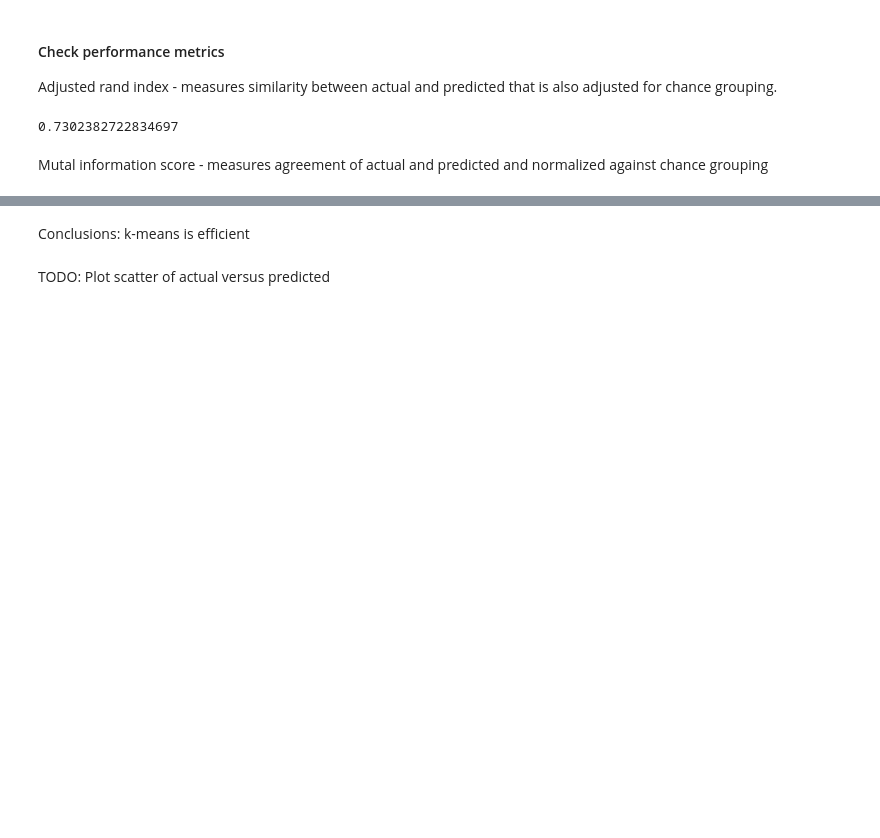
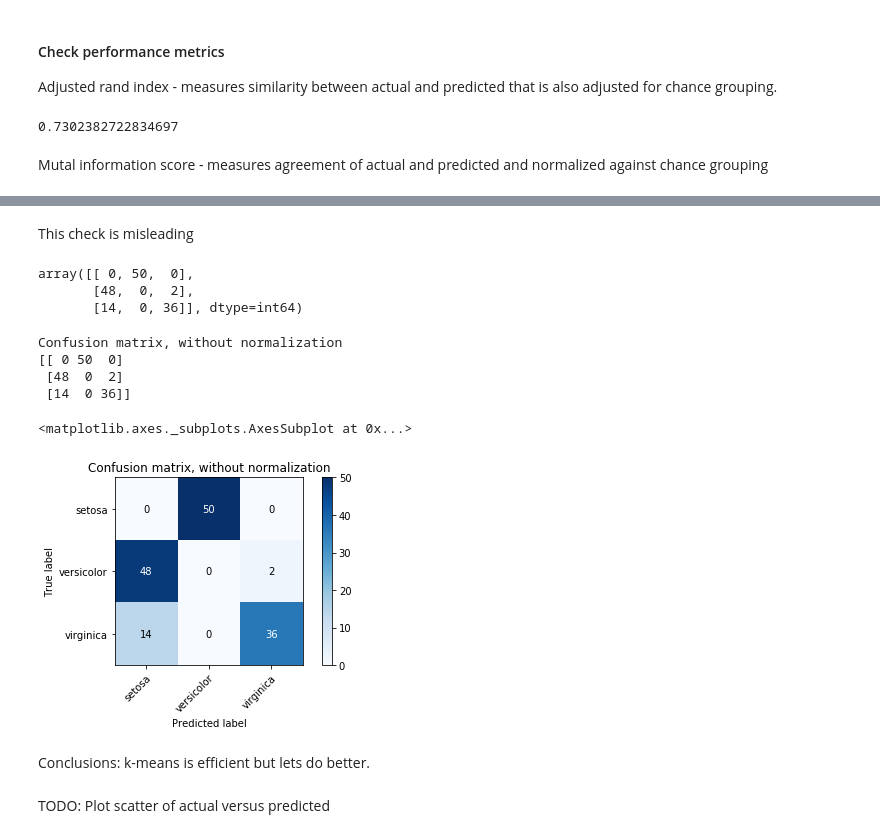
Before and after one commit to robahall/MLAlgoProjects, a Jupyter notebook: notebooks/1.0_rah_iris-kmeans.ipynb, the cells around one changed output, grey strips where cells are left out. Cells and saved outputs as stored; diff of their text form; code cells hidden in the pictures; blank space fills up the shorter version.

Commit message:
First pass with accuracy of k-means

```diff
--- a/notebooks/1.0_rah_iris-kmeans.ipynb
+++ b/notebooks/1.0_rah_iris-kmeans.ipynb
@@ -95,0 +143,2 @@ adjusted_mutual_info_score(target, target_predict)
+# %% [markdown]
+This check is misleading
@@ -95,0 +148,6 @@ adjusted_mutual_info_score(target, target_predict)
+# %%
+confusion_matrix(target, target_predict)
+# %% [output]
+array([[ 0, 50,  0],
+       [48,  0,  2],
+       [14,  0, 36]], dtype=int64)
@@ -96,4 +209,14 @@ adjusted_mutual_info_score(target, target_predict)
+# %%
+plot_confusion_matrix(target, target_predict, classes = iris.target_names,
+                      title='Confusion matrix, without normalization')
+# %% [output]
+Confusion matrix, without normalization
+[[ 0 50  0]
+ [48  0  2]
+ [14  0 36]]
+<matplotlib.axes._subplots.AxesSubplot at 0x...>
+[figure, added]
 # %% [markdown]
-Conclusions: k-means is efficient
+Conclusions: k-means is efficient but lets do better.
 # %% [markdown]
 TODO: Plot scatter of actual versus predicted
```
Also changed, not shown: parts of 10 cells of this notebook.
